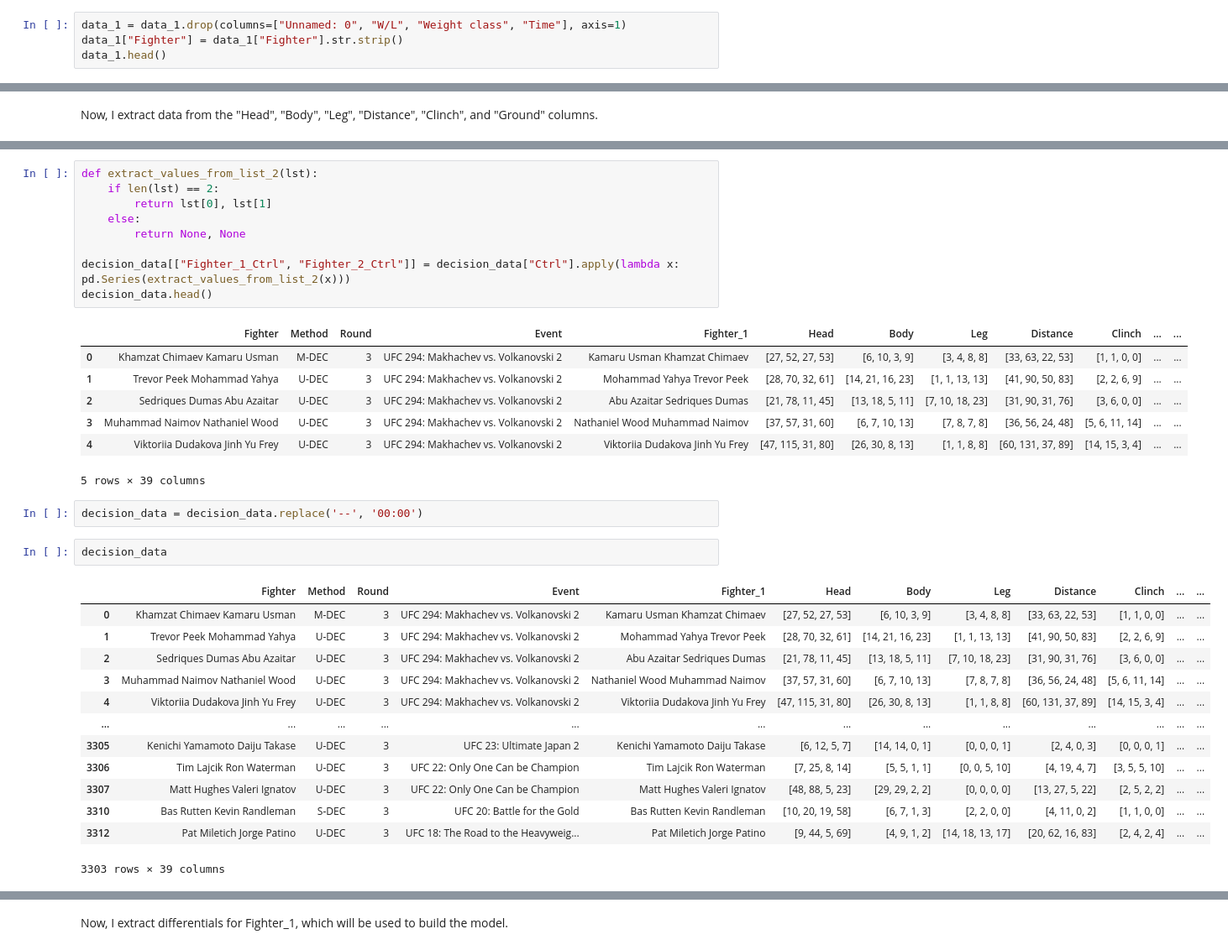
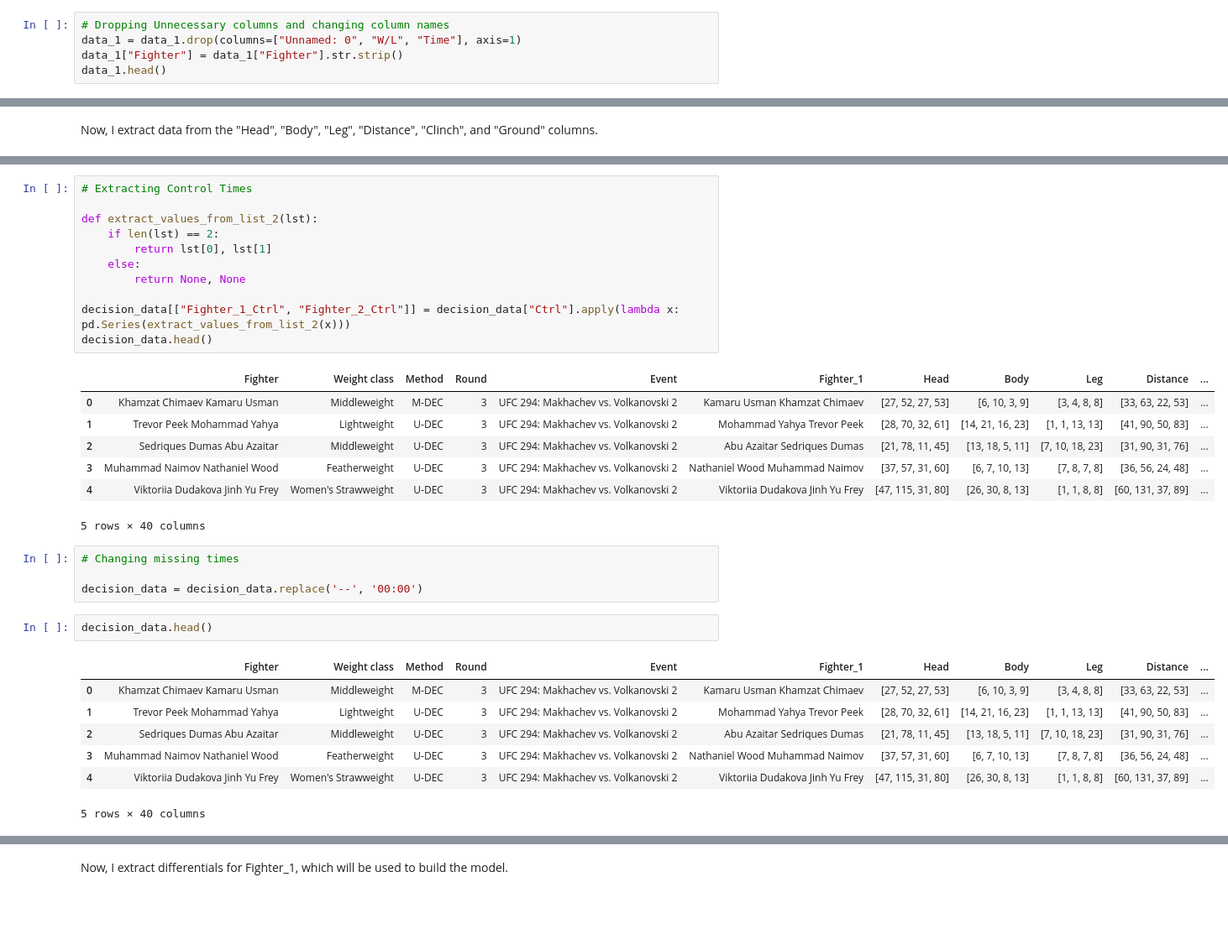
Before and after one commit to jcollopy-tulane/jcollopy-tulane.github.io, a Jupyter notebook: UFC_Fight_Project.ipynb, the cells around one changed output, grey strips where cells are left out. Shown at 84% size. Cells and saved outputs as stored; diff of their text form; blank space fills up the shorter version.

```diff
--- a/UFC_Fight_Project.ipynb
+++ b/UFC_Fight_Project.ipynb
@@ -592,7 +612,8 @@ data_1.head()
 | 3 | 3 | win | Ikram Aliskerov Warlley Alves | 1 0 | 26 12 | 0 0 | 0 0 | Middleweight | KO/TKO Punches | 1 | ... |
 | 4 | 4 | win | Said Nurmagomedov Muin Gafurov | 0 0 | 5 1 | 0 0 | 1 0 | Bantamweight | SUB Guillotine Choke | 1 | ... |
 # %%
-data_1 = data_1.drop(columns=["Unnamed: 0", "W/L", "Weight class", "Time"], axis=1)
+# Dropping Unnecessary columns and changing column names
+data_1 = data_1.drop(columns=["Unnamed: 0", "W/L", "Time"], axis=1)
 data_1["Fighter"] = data_1["Fighter"].str.strip()
 data_1.head()
 # %% [output]
@@ -905,4 +885,6 @@ decision_data.head()
 # %%
+# Extracting Control Times
+
 def extract_values_from_list_2(lst):
     if len(lst) == 2:
         return lst[0], lst[1]
@@ -912,29 +894,25 @@ def extract_values_from_list_2(lst):
 decision_data[["Fighter_1_Ctrl", "Fighter_2_Ctrl"]] = decision_data["Ctrl"].apply(lambda x: pd.Series(extract_values_from_list_2(x)))
 decision_data.head()
 # %% [output]
-|  | Fighter | Method | Round | Event | Fighter_1 | Head | Body | Leg | Distance | Clinch | ... | ... |
-| 0 | Khamzat Chimaev Kamaru Usman | M-DEC | 3 | UFC 294: Makhachev vs. Volkanovski 2 | Kamaru Usman Khamzat Chimaev | [27, 52, 27, 53] | [6, 10, 3, 9] | [3, 4, 8, 8] | [33, 63, 22, 53] | [1, 1, 0, 0] | ... | ... |
-| 1 | Trevor Peek Mohammad Yahya | U-DEC | 3 | UFC 294: Makhachev vs. Volkanovski 2 | Mohammad Yahya Trevor Peek | [28, 70, 32, 61] | [14, 21, 16, 23] | [1, 1, 13, 13] | [41, 90, 50, 83] | [2, 2, 6, 9] | ... | ... |
-| 2 | Sedriques Dumas Abu Azaitar | U-DEC | 3 | UFC 294: Makhachev vs. Volkanovski 2 | Abu Azaitar Sedriques Dumas | [21, 78, 11, 45] | [13, 18, 5, 11] | [7, 10, 18, 23] | [31, 90, 31, 76] | [3, 6, 0, 0] | ... | ... |
-| 3 | Muhammad Naimov Nathaniel Wood | U-DEC | 3 | UFC 294: Makhachev vs. Volkanovski 2 | Nathaniel Wood Muhammad Naimov | [37, 57, 31, 60] | [6, 7, 10, 13] | [7, 8, 7, 8] | [36, 56, 24, 48] | [5, 6, 11, 14] | ... | ... |
-| 4 | Viktoriia Dudakova Jinh Yu Frey | U-DEC | 3 | UFC 294: Makhachev vs. Volkanovski 2 | Viktoriia Dudakova Jinh Yu Frey | [47, 115, 31, 80] | [26, 30, 8, 13] | [1, 1, 8, 8] | [60, 131, 37, 89] | [14, 15, 3, 4] | ... | ... |
+|  | Fighter | Weight class | Method | Round | Event | Fighter_1 | Head | Body | Leg | Distance | ... |
+| 0 | Khamzat Chimaev Kamaru Usman | Middleweight | M-DEC | 3 | UFC 294: Makhachev vs. Volkanovski 2 | Kamaru Usman Khamzat Chimaev | [27, 52, 27, 53] | [6, 10, 3, 9] | [3, 4, 8, 8] | [33, 63, 22, 53] | ... |
+| 1 | Trevor Peek Mohammad Yahya | Lightweight | U-DEC | 3 | UFC 294: Makhachev vs. Volkanovski 2 | Mohammad Yahya Trevor Peek | [28, 70, 32, 61] | [14, 21, 16, 23] | [1, 1, 13, 13] | [41, 90, 50, 83] | ... |
+| 2 | Sedriques Dumas Abu Azaitar | Middleweight | U-DEC | 3 | UFC 294: Makhachev vs. Volkanovski 2 | Abu Azaitar Sedriques Dumas | [21, 78, 11, 45] | [13, 18, 5, 11] | [7, 10, 18, 23] | [31, 90, 31, 76] | ... |
+| 3 | Muhammad Naimov Nathaniel Wood | Featherweight | U-DEC | 3 | UFC 294: Makhachev vs. Volkanovski 2 | Nathaniel Wood Muhammad Naimov | [37, 57, 31, 60] | [6, 7, 10, 13] | [7, 8, 7, 8] | [36, 56, 24, 48] | ... |
+| 4 | Viktoriia Dudakova Jinh Yu Frey | Women's Strawweight | U-DEC | 3 | UFC 294: Makhachev vs. Volkanovski 2 | Viktoriia Dudakova Jinh Yu Frey | [47, 115, 31, 80] | [26, 30, 8, 13] | [1, 1, 8, 8] | [60, 131, 37, 89] | ... |
-5 rows × 39 columns
+5 rows × 40 columns
 # %%
+# Changing missing times
+
 decision_data = decision_data.replace('--', '00:00')
 # %%
-decision_data
+decision_data.head()
 # %% [output]
-|  | Fighter | Method | Round | Event | Fighter_1 | Head | Body | Leg | Distance | Clinch | ... | ... |
-| 0 | Khamzat Chimaev Kamaru Usman | M-DEC | 3 | UFC 294: Makhachev vs. Volkanovski 2 | Kamaru Usman Khamzat Chimaev | [27, 52, 27, 53] | [6, 10, 3, 9] | [3, 4, 8, 8] | [33, 63, 22, 53] | [1, 1, 0, 0] | ... | ... |
-| 1 | Trevor Peek Mohammad Yahya | U-DEC | 3 | UFC 294: Makhachev vs. Volkanovski 2 | Mohammad Yahya Trevor Peek | [28, 70, 32, 61] | [14, 21, 16, 23] | [1, 1, 13, 13] | [41, 90, 50, 83] | [2, 2, 6, 9] | ... | ... |
-| 2 | Sedriques Dumas Abu Azaitar | U-DEC | 3 | UFC 294: Makhachev vs. Volkanovski 2 | Abu Azaitar Sedriques Dumas | [21, 78, 11, 45] | [13, 18, 5, 11] | [7, 10, 18, 23] | [31, 90, 31, 76] | [3, 6, 0, 0] | ... | ... |
-| 3 | Muhammad Naimov Nathaniel Wood | U-DEC | 3 | UFC 294: Makhachev vs. Volkanovski 2 | Nathaniel Wood Muhammad Naimov | [37, 57, 31, 60] | [6, 7, 10, 13] | [7, 8, 7, 8] | [36, 56, 24, 48] | [5, 6, 11, 14] | ... | ... |
-| 4 | Viktoriia Dudakova Jinh Yu Frey | U-DEC | 3 | UFC 294: Makhachev vs. Volkanovski 2 | Viktoriia Dudakova Jinh Yu Frey | [47, 115, 31, 80] | [26, 30, 8, 13] | [1, 1, 8, 8] | [60, 131, 37, 89] | [14, 15, 3, 4] | ... | ... |
-| ... | ... | ... | ... | ... | ... | ... | ... | ... | ... | ... | ... | ... |
-| 3305 | Kenichi Yamamoto Daiju Takase | U-DEC | 3 | UFC 23: Ultimate Japan 2 | Kenichi Yamamoto Daiju Takase | [6, 12, 5, 7] | [14, 14, 0, 1] | [0, 0, 0, 1] | [2, 4, 0, 3] | [0, 0, 0, 1] | ... | ... |
-| 3306 | Tim Lajcik Ron Waterman | U-DEC | 3 | UFC 22: Only One Can be Champion | Tim Lajcik Ron Waterman | [7, 25, 8, 14] | [5, 5, 1, 1] | [0, 0, 5, 10] | [4, 19, 4, 7] | [3, 5, 5, 10] | ... | ... |
-| 3307 | Matt Hughes Valeri Ignatov | U-DEC | 3 | UFC 22: Only One Can be Champion | Matt Hughes Valeri Ignatov | [48, 88, 5, 23] | [29, 29, 2, 2] | [0, 0, 0, 0] | [13, 27, 5, 22] | [2, 5, 2, 2] | ... | ... |
-| 3310 | Bas Rutten Kevin Randleman | S-DEC | 3 | UFC 20: Battle for the Gold | Bas Rutten Kevin Randleman | [10, 20, 19, 58] | [6, 7, 1, 3] | [2, 2, 0, 0] | [4, 11, 0, 2] | [1, 1, 0, 0] | ... | ... |
-| 3312 | Pat Miletich Jorge Patino | U-DEC | 3 | UFC 18: The Road to the Heavyweig... | Pat Miletich Jorge Patino | [9, 44, 5, 69] | [4, 9, 1, 2] | [14, 18, 13, 17] | [20, 62, 16, 83] | [2, 4, 2, 4] | ... | ... |
+|  | Fighter | Weight class | Method | Round | Event | Fighter_1 | Head | Body | Leg | Distance | ... |
+| 0 | Khamzat Chimaev Kamaru Usman | Middleweight | M-DEC | 3 | UFC 294: Makhachev vs. Volkanovski 2 | Kamaru Usman Khamzat Chimaev | [27, 52, 27, 53] | [6, 10, 3, 9] | [3, 4, 8, 8] | [33, 63, 22, 53] | ... |
+| 1 | Trevor Peek Mohammad Yahya | Lightweight | U-DEC | 3 | UFC 294: Makhachev vs. Volkanovski 2 | Mohammad Yahya Trevor Peek | [28, 70, 32, 61] | [14, 21, 16, 23] | [1, 1, 13, 13] | [41, 90, 50, 83] | ... |
+| 2 | Sedriques Dumas Abu Azaitar | Middleweight | U-DEC | 3 | UFC 294: Makhachev vs. Volkanovski 2 | Abu Azaitar Sedriques Dumas | [21, 78, 11, 45] | [13, 18, 5, 11] | [7, 10, 18, 23] | [31, 90, 31, 76] | ... |
+| 3 | Muhammad Naimov Nathaniel Wood | Featherweight | U-DEC | 3 | UFC 294: Makhachev vs. Volkanovski 2 | Nathaniel Wood Muhammad Naimov | [37, 57, 31, 60] | [6, 7, 10, 13] | [7, 8, 7, 8] | [36, 56, 24, 48] | ... |
+| 4 | Viktoriia Dudakova Jinh Yu Frey | Women's Strawweight | U-DEC | 3 | UFC 294: Makhachev vs. Volkanovski 2 | Viktoriia Dudakova Jinh Yu Frey | [47, 115, 31, 80] | [26, 30, 8, 13] | [1, 1, 8, 8] | [60, 131, 37, 89] | ... |
-3303 rows × 39 columns
+5 rows × 40 columns
 # %%
```
Also changed, not shown: parts of 140 cells of this notebook, 2 other files.
